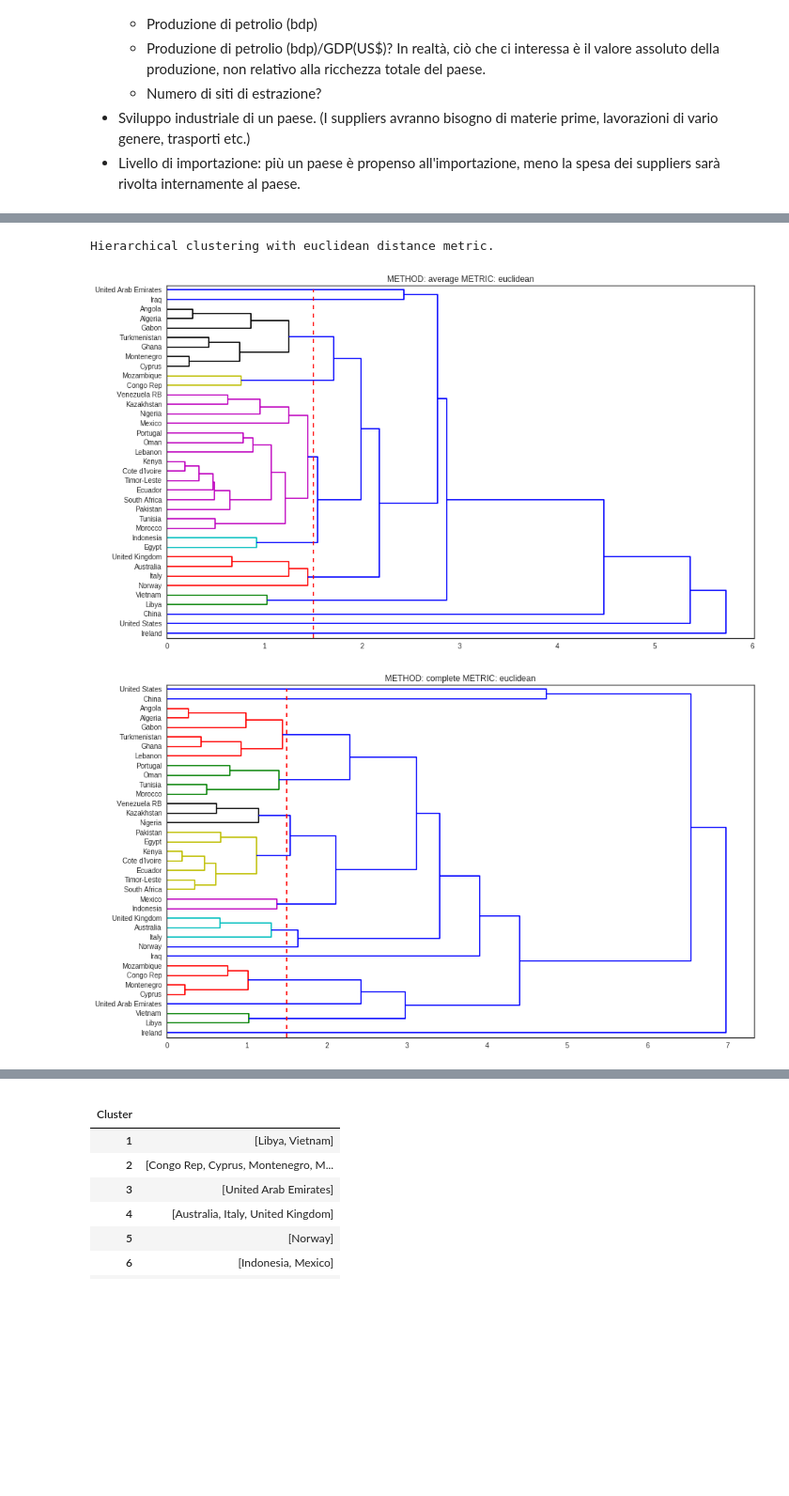
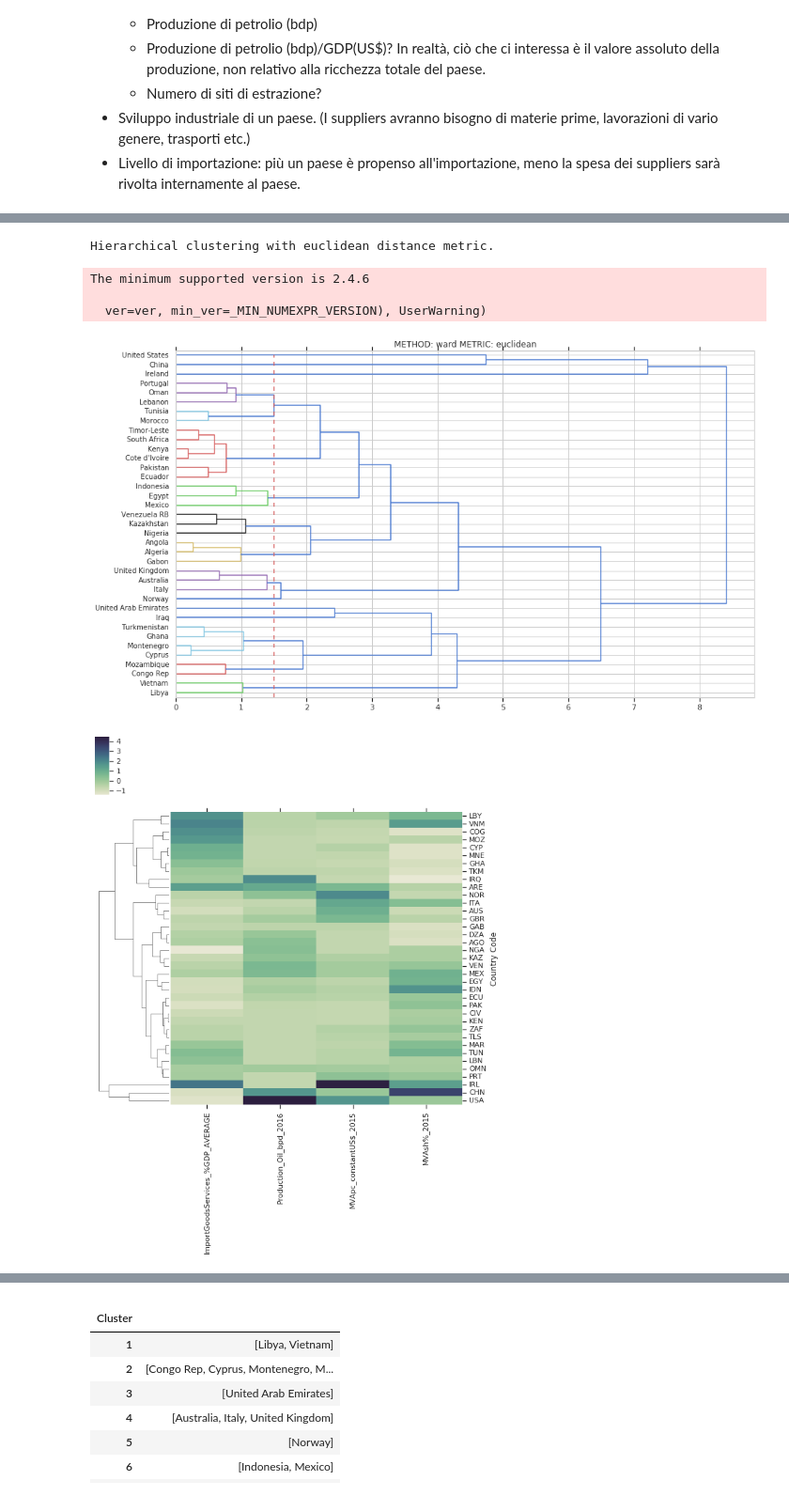
Before and after one commit to WolfLo/clustering-economies, a Jupyter notebook: petroleum.ipynb, the cells around one changed output, grey strips where cells are left out. Shown at 94% size. Cells and saved outputs as stored; diff of their text form; code cells hidden in the pictures; blank space fills up the shorter version.

```diff
--- a/petroleum.ipynb
+++ b/petroleum.ipynb
@@ -18,10 +18,15 @@ from fancyimpute.bayesian_ridge_regression import BayesianRidgeRegression
 
 import matplotlib as mpl
 import matplotlib.pyplot as plt
+from mpl_toolkits.mplot3d import Axes3D
 import seaborn as sns
 
+# import ipyvolume as ipv
+
+
 %matplotlib inline
-plt.style.use('seaborn-white')
+sns.set(context='notebook', style='whitegrid', font='sans-serif',
+        palette='muted', font_scale=1, color_codes=True, rc=None)
 pd.set_option('display.max_colwidth', -1)
 pd.set_option('display.max_rows', 10000)
 # %% [output]
@@ -78,6 +87,9 @@ CUMULATIVE PROPORTION OF VARIANCE EXPLAINED BY PCs
 # %%
-data.hierarchical_clustering(metric='euclidean', method=['average', 'complete', 'ward'], threshold=1.5, on_PC=0)
+data.hierarchical_clustering(metric='euclidean', method='ward', threshold=1.5, on_PC=0)
 # %% [output]
 Hierarchical clustering with euclidean distance metric.
+The minimum supported version is 2.4.6
+
+  ver=ver, min_ver=_MIN_NUMEXPR_VERSION), UserWarning)
-[figure, old version]
+[figure, new version]
-[figure, old version]
+[figure, new version]
```
Also changed, not shown: parts of 11 cells of this notebook, 1 other file.
